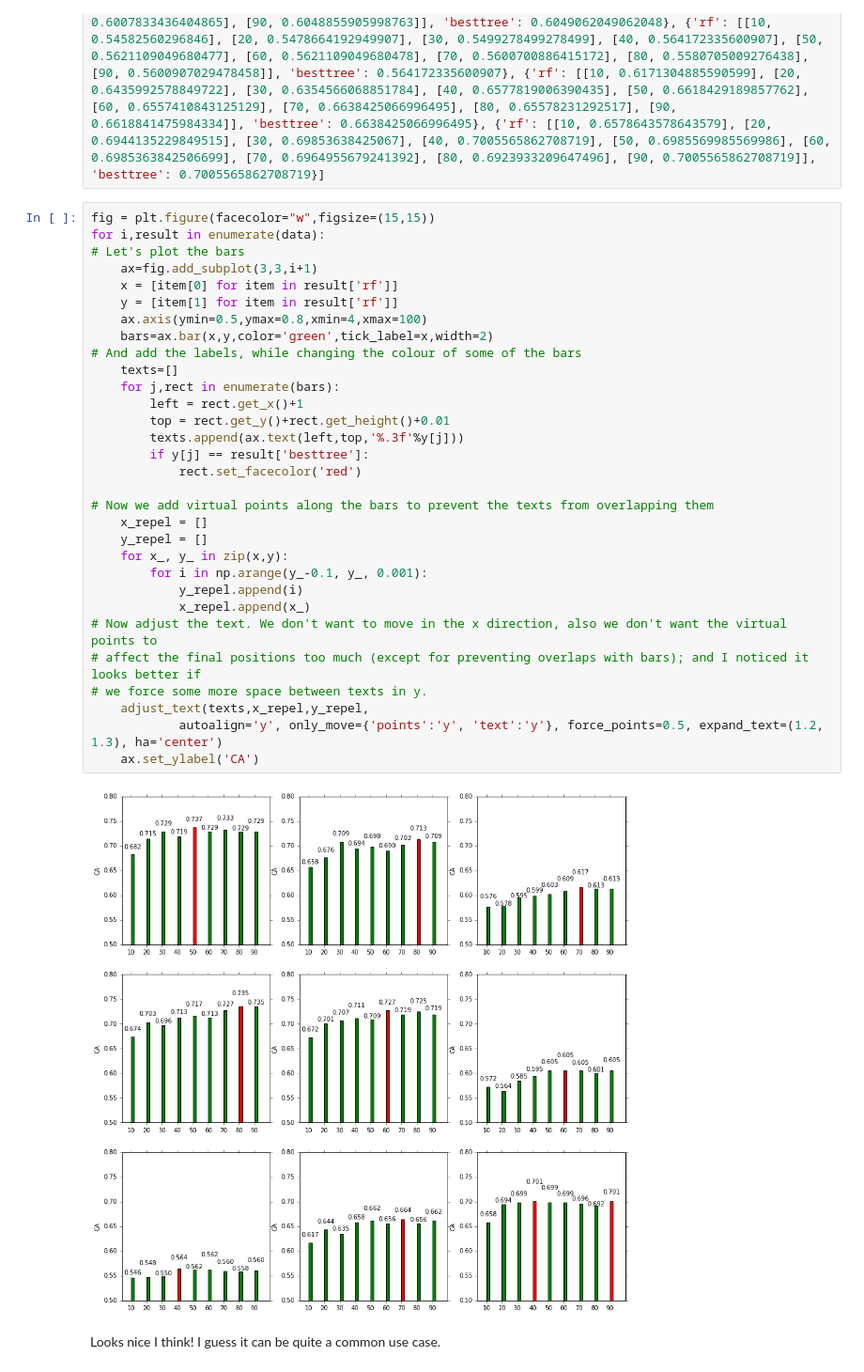
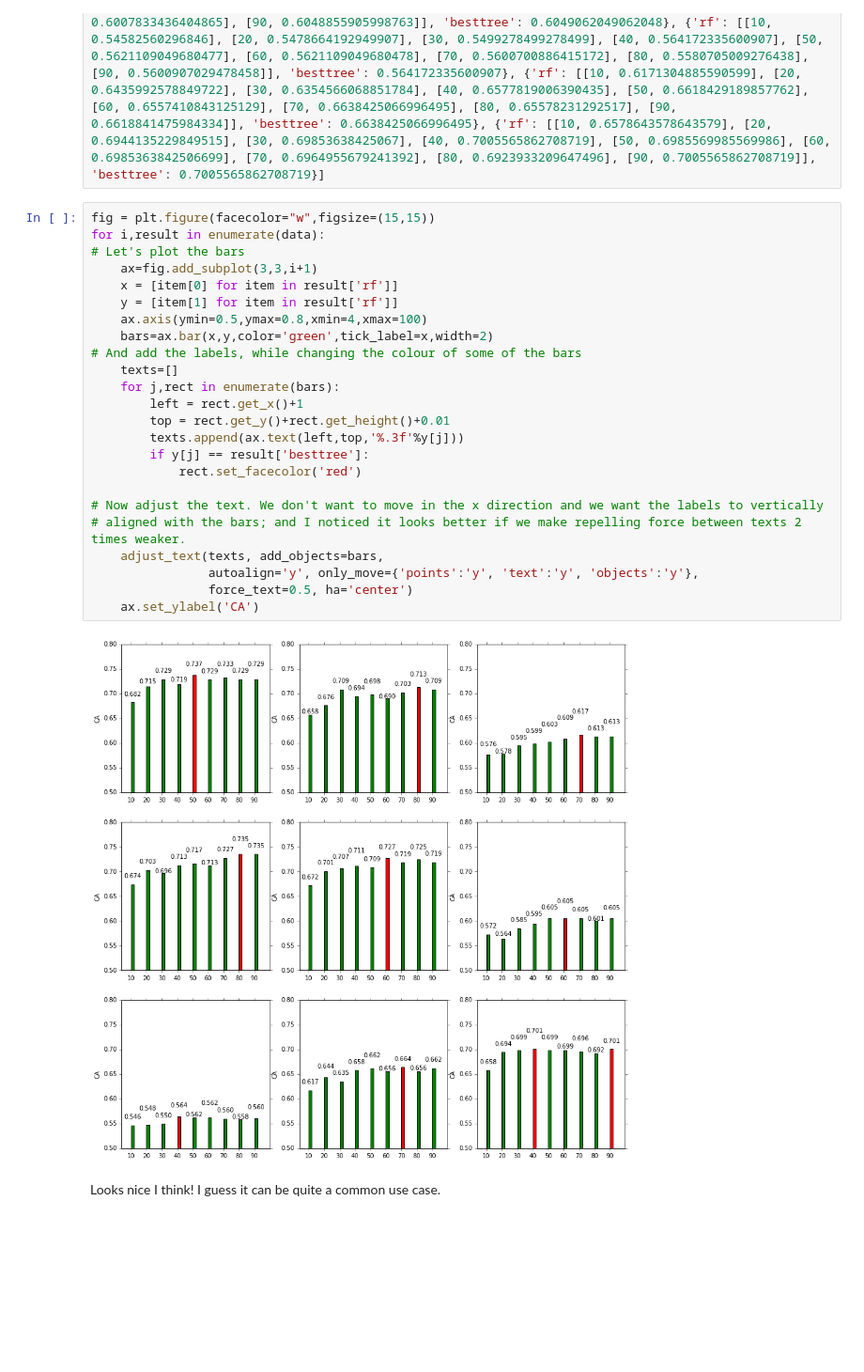
Before and after one commit to Phlya/adjustText, a Jupyter notebook: examples/Examples.ipynb, the cells around one changed output. Shown at 94% size. Drawn from its saved outputs; the diff is of its cells as text; blank space fills up the shorter version.

Commit message:
Avoiding mpl objects added; bugfix(es?)

```diff
--- a/examples/Examples.ipynb
+++ b/examples/Examples.ipynb
@@ -187,35 +185,28 @@ data = [{'rf': [[10, 0.682312925170068], [20, 0.714904143475572], [30, 0.7291074
 # %%
 fig = plt.figure(facecolor="w",figsize=(15,15))
 for i,result in enumerate(data):
 # Let's plot the bars
     ax=fig.add_subplot(3,3,i+1)
     x = [item[0] for item in result['rf']]
     y = [item[1] for item in result['rf']]
     ax.axis(ymin=0.5,ymax=0.8,xmin=4,xmax=100)
     bars=ax.bar(x,y,color='green',tick_label=x,width=2)
 # And add the labels, while changing the colour of some of the bars
     texts=[]
     for j,rect in enumerate(bars):
         left = rect.get_x()+1
         top = rect.get_y()+rect.get_height()+0.01
         texts.append(ax.text(left,top,'%.3f'%y[j]))
         if y[j] == result['besttree']:
             rect.set_facecolor('red')
 
-# Now we add virtual points along the bars to prevent the texts from overlapping them
-    x_repel = []
-    y_repel = []
-    for x_, y_ in zip(x,y):
-        for i in np.arange(y_-0.1, y_, 0.001):
-            y_repel.append(i)
-            x_repel.append(x_)
-# Now adjust the text. We don't want to move in the x direction, also we don't want the virtual points to
-# affect the final positions too much (except for preventing overlaps with bars); and I noticed it looks better if
-# we force some more space between texts in y.
-    adjust_text(texts,x_repel,y_repel,
-            autoalign='y', only_move={'points':'y', 'text':'y'}, force_points=0.5, expand_text=(1.2, 1.3), ha='center')
+# Now adjust the text. We don't want to move in the x direction and we want the labels to vertically
+# aligned with the bars; and I noticed it looks better if we make repelling force between texts 2 times weaker.
+    adjust_text(texts, add_objects=bars,
+                autoalign='y', only_move={'points':'y', 'text':'y', 'objects':'y'},
+                force_text=0.5, ha='center')
     ax.set_ylabel('CA')
 # %% [output]
-[figure, old version]
+[figure, new version]
 # %% [markdown]
 Looks nice I think! I guess it can be quite a common use case.
```
Also changed, not shown: parts of 17 cells of this notebook, 1 other file.
